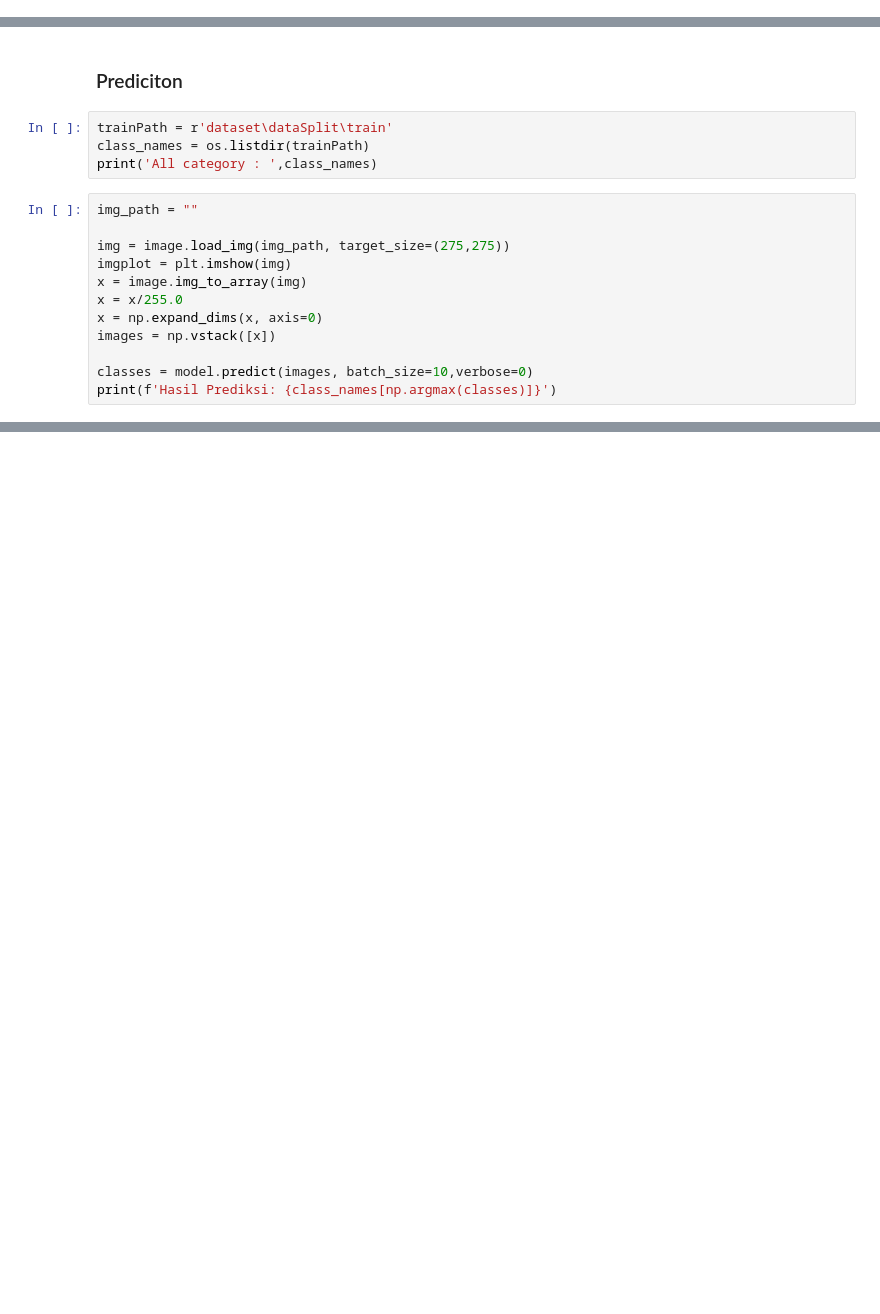
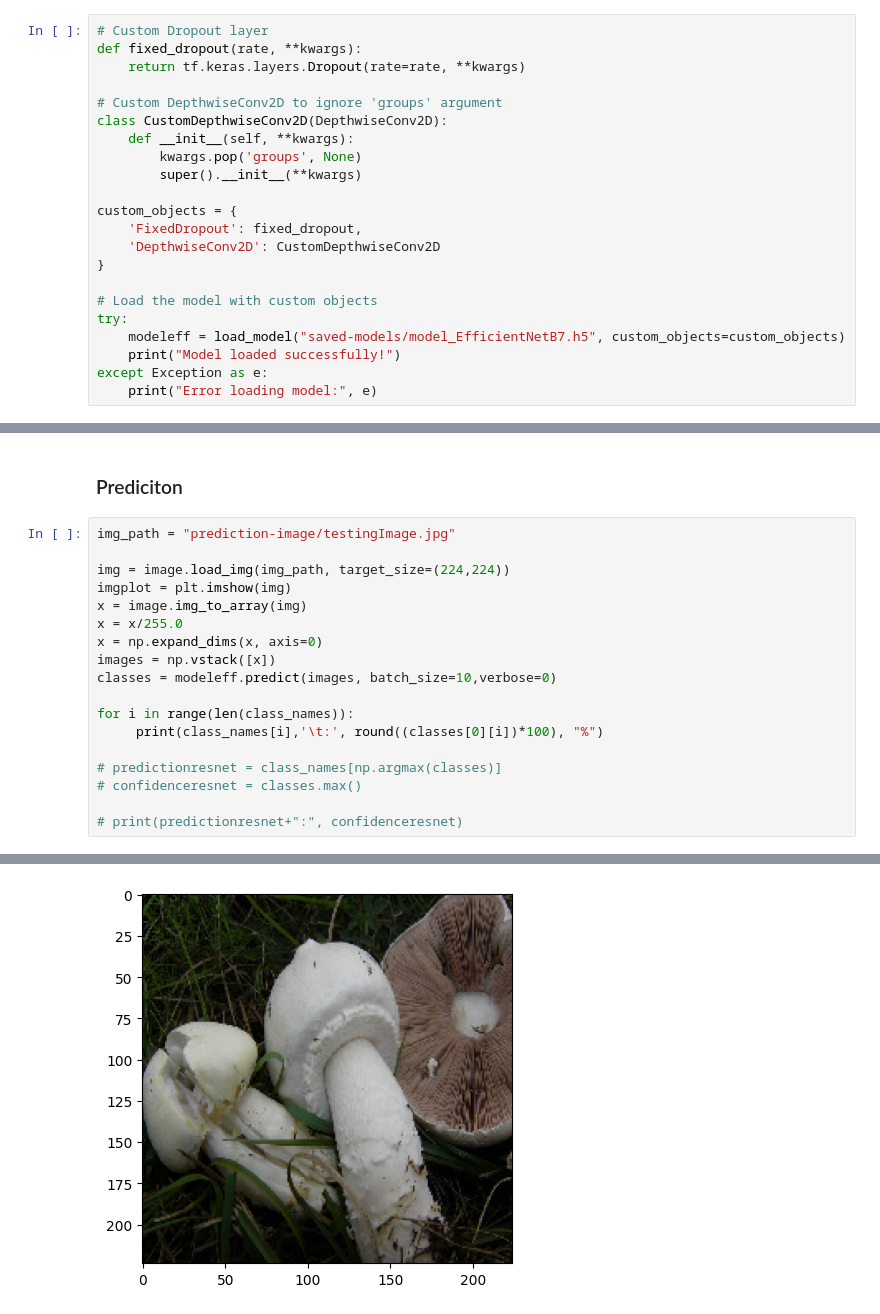
Before and after one commit to kandikaprima/MushCamp, a Jupyter notebook: Prediction.ipynb, the cells around one changed output, grey strips where cells are left out. Saved outputs shown, nothing was run; the diff lists cells and outputs as text; blank space fills up the shorter version.

```diff
--- a/Prediction.ipynb
+++ b/Prediction.ipynb
@@ -19,0 +21,22 @@ model_B7 = load_model('saved-models/model_EfficientNetB7.h5')
+# %%
+# Custom Dropout layer
+def fixed_dropout(rate, **kwargs):
+    return tf.keras.layers.Dropout(rate=rate, **kwargs)
+
+# Custom DepthwiseConv2D to ignore 'groups' argument
+class CustomDepthwiseConv2D(DepthwiseConv2D):
+    def __init__(self, **kwargs):
+        kwargs.pop('groups', None)
+        super().__init__(**kwargs)
+
+custom_objects = {
+    'FixedDropout': fixed_dropout,
+    'DepthwiseConv2D': CustomDepthwiseConv2D
+}
+
+# Load the model with custom objects
+try:
+    modeleff = load_model("saved-models/model_EfficientNetB7.h5", custom_objects=custom_objects)
+    print("Model loaded successfully!")
+except Exception as e:
+    print("Error loading model:", e)
@@ -20,18 +47,21 @@ model_B7 = load_model('saved-models/model_EfficientNetB7.h5')
 # %% [markdown]
 ### Prediciton
-# %%
-trainPath = r'dataset\dataSplit\train'
-class_names = os.listdir(trainPath)
-print('All category : ',class_names)
 # %%
-img_path = ""
+img_path = "prediction-image/testingImage.jpg"
 
-img = image.load_img(img_path, target_size=(275,275))
+img = image.load_img(img_path, target_size=(224,224))
 imgplot = plt.imshow(img)
 x = image.img_to_array(img)
 x = x/255.0
 x = np.expand_dims(x, axis=0)
 images = np.vstack([x])
+classes = modeleff.predict(images, batch_size=10,verbose=0)
 
-classes = model.predict(images, batch_size=10,verbose=0)
-print(f'Hasil Prediksi: {class_names[np.argmax(classes)]}')
+for i in range(len(class_names)):
+     print(class_names[i],'\t:', round((classes[0][i])*100), "%")
+
+# predictionresnet = class_names[np.argmax(classes)]
+# confidenceresnet = classes.max()
+
+# print(predictionresnet+":", confidenceresnet)
+# %% [output]
@@ -37,0 +77 @@ print(f'Hasil Prediksi: {class_names[np.argmax(classes)]}')
+[figure, added]
```
Also changed, not shown: parts of 5 cells of this notebook.
